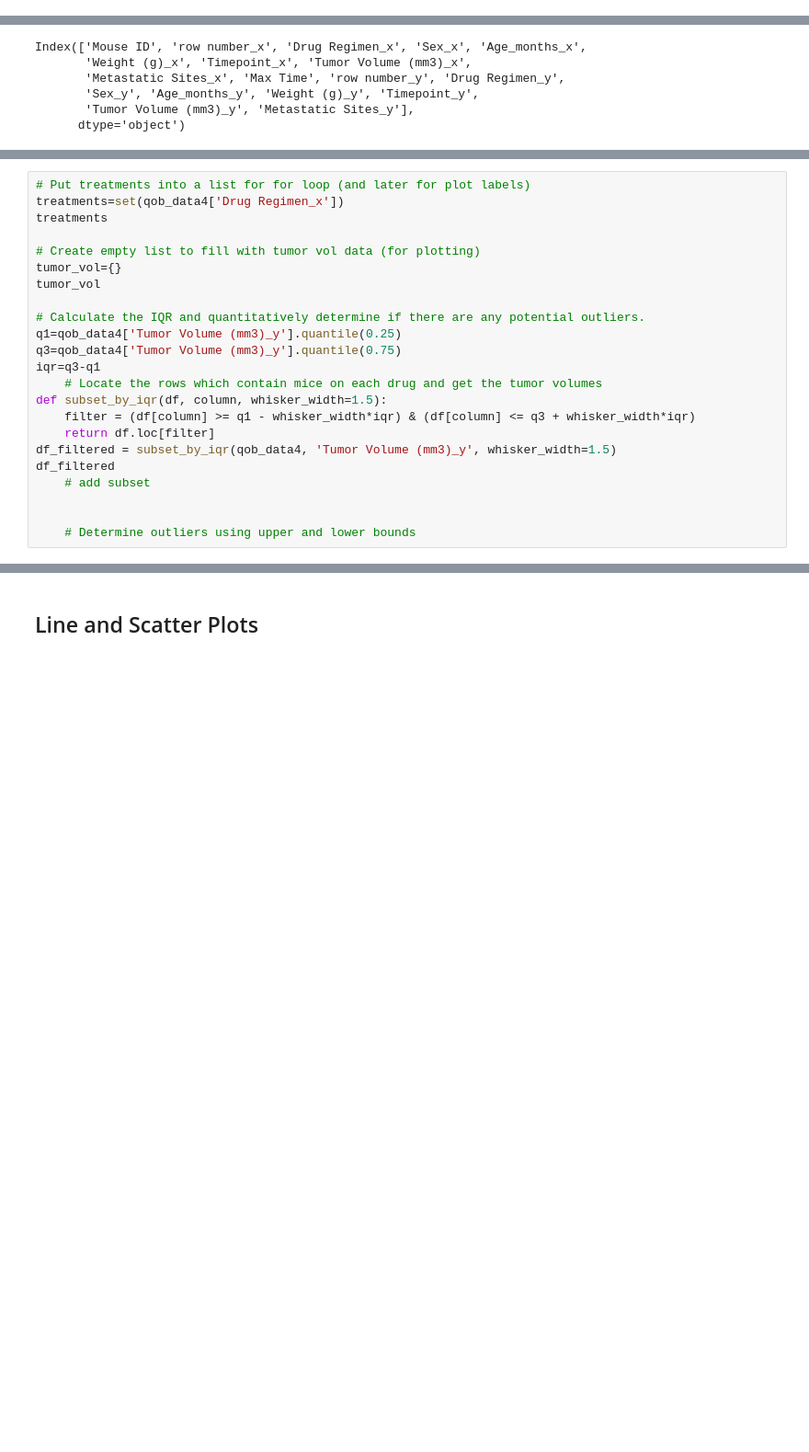
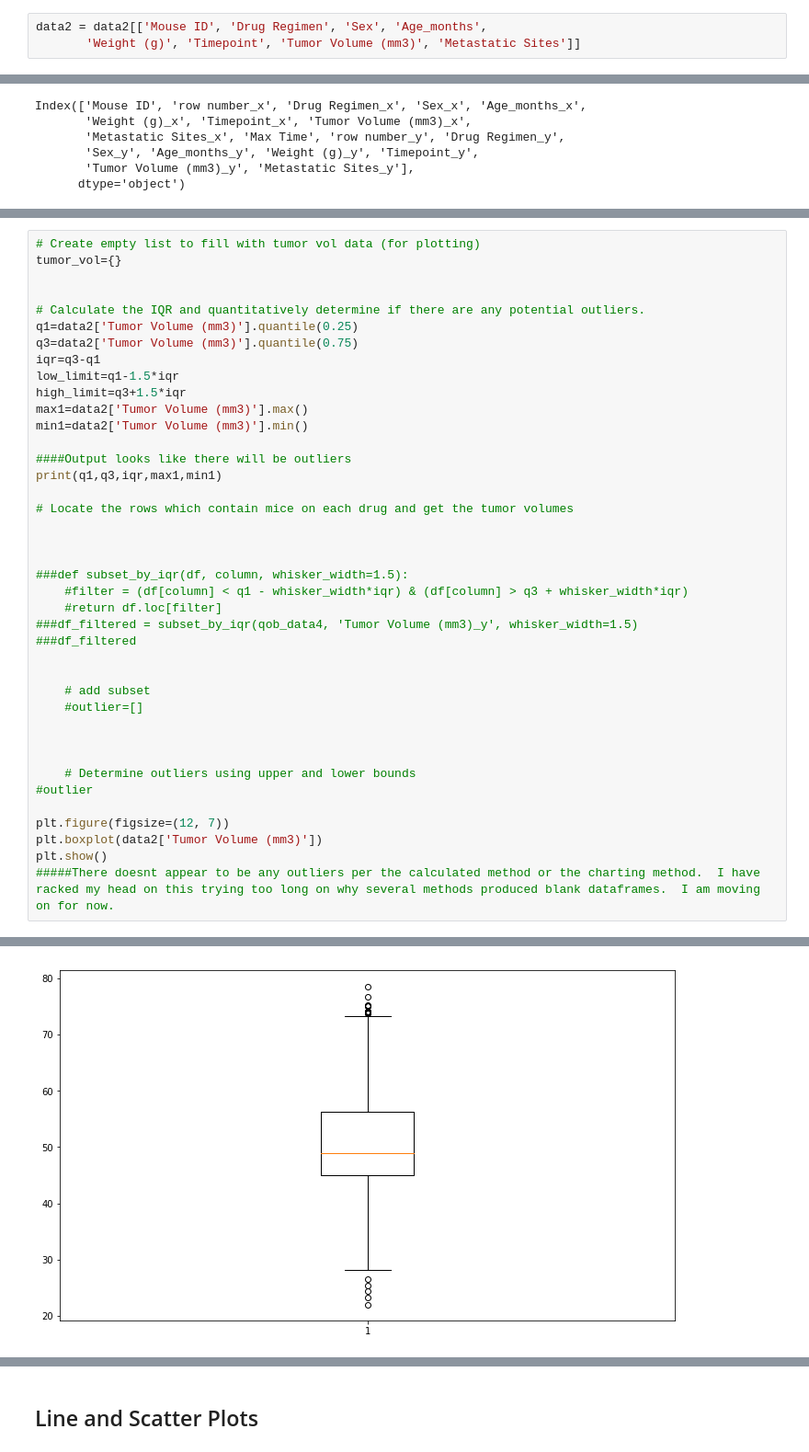
Before and after one commit to joelwwiggins/Matplotlib, a Jupyter notebook: Pymaceuticals/pymaceuticals_starter.ipynb, the cells around one changed output, grey strips where cells are left out. Shown: that part at 92% size. Cells and saved outputs as stored; diff of their text form; blank space fills up the shorter version.

```diff
--- a/Pymaceuticals/pymaceuticals_starter.ipynb
+++ b/Pymaceuticals/pymaceuticals_starter.ipynb
@@ -415,3 +415,6 @@ qob_data4
 | 245 | z578 | Ramicane | 45 | 30.638696 |
 | 246 | z581 | Infubinol | 45 | 62.754451 |
 100 rows × 4 columns
+# %%
+data2 = data2[['Mouse ID', 'Drug Regimen', 'Sex', 'Age_months',
+       'Weight (g)', 'Timepoint', 'Tumor Volume (mm3)', 'Metastatic Sites']]
@@ -427,24 +474,41 @@ Index(['Mouse ID', 'row number_x', 'Drug Regimen_x', 'Sex_x', 'Age_months_x',
 # %%
-# Put treatments into a list for for loop (and later for plot labels)
-treatments=set(qob_data4['Drug Regimen_x'])
-treatments
-
 # Create empty list to fill with tumor vol data (for plotting)
 tumor_vol={}
-tumor_vol
+
 
 # Calculate the IQR and quantitatively determine if there are any potential outliers.
-q1=qob_data4['Tumor Volume (mm3)_y'].quantile(0.25)
-q3=qob_data4['Tumor Volume (mm3)_y'].quantile(0.75)
+q1=data2['Tumor Volume (mm3)'].quantile(0.25)
+q3=data2['Tumor Volume (mm3)'].quantile(0.75)
 iqr=q3-q1
-    # Locate the rows which contain mice on each drug and get the tumor volumes
-def subset_by_iqr(df, column, whisker_width=1.5):
-    filter = (df[column] >= q1 - whisker_width*iqr) & (df[column] <= q3 + whisker_width*iqr)
-    return df.loc[filter]
-df_filtered = subset_by_iqr(qob_data4, 'Tumor Volume (mm3)_y', whisker_width=1.5)
-df_filtered
+low_limit=q1-1.5*iqr
+high_limit=q3+1.5*iqr
+max1=data2['Tumor Volume (mm3)'].max()
+min1=data2['Tumor Volume (mm3)'].min()
+
+####Output looks like there will be outliers
+print(q1,q3,iqr,max1,min1)
+
+# Locate the rows which contain mice on each drug and get the tumor volumes
+
+
+
+###def subset_by_iqr(df, column, whisker_width=1.5):
+    #filter = (df[column] < q1 - whisker_width*iqr) & (df[column] > q3 + whisker_width*iqr)
+    #return df.loc[filter]
+###df_filtered = subset_by_iqr(qob_data4, 'Tumor Volume (mm3)_y', whisker_width=1.5)
+###df_filtered
+
+
     # add subset
+    #outlier=[]
+
 
 
     # Determine outliers using upper and lower bounds
+#outlier
+
+plt.figure(figsize=(12, 7))
+plt.boxplot(data2['Tumor Volume (mm3)'])
+plt.show()
+#####There doesnt appear to be any outliers per the calculated method or the charting method.  I have racked my head on this trying too long on why several methods produced blank dataframes.  I am moving on for now.
 # %% [output]
@@ -463,0 +516 @@ df_filtered
+[figure, added]
```
Also changed, not shown: parts of 15 cells of this notebook.
